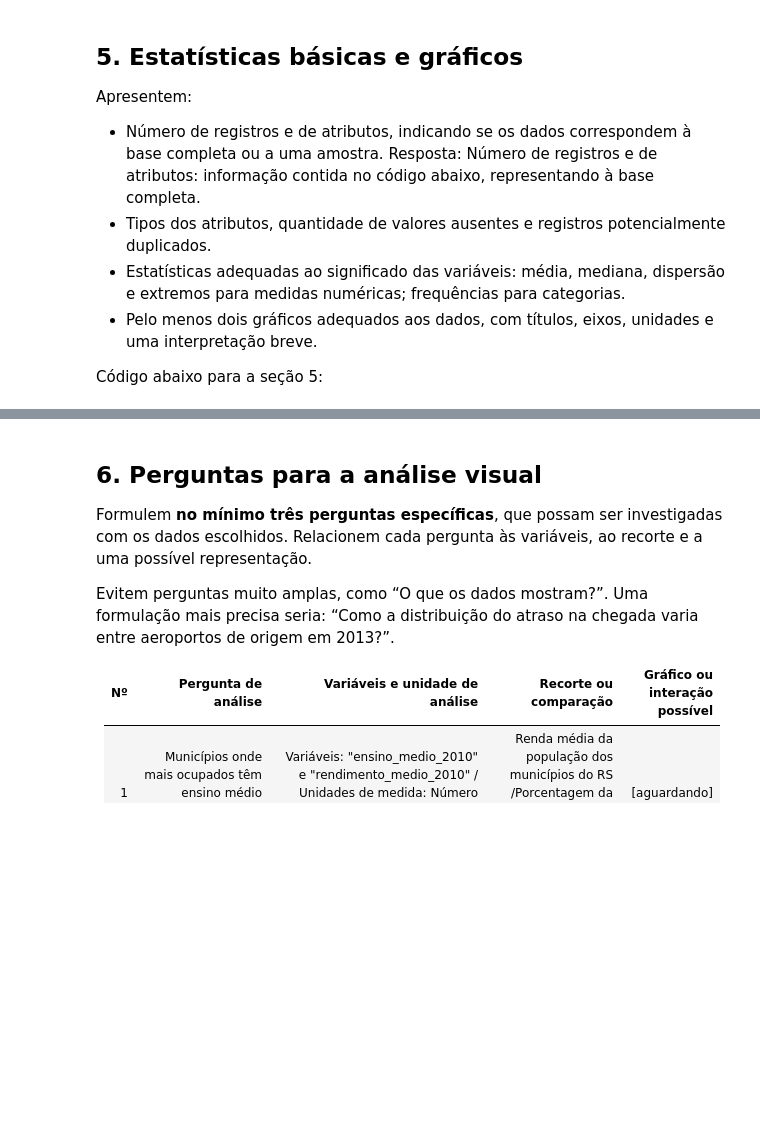
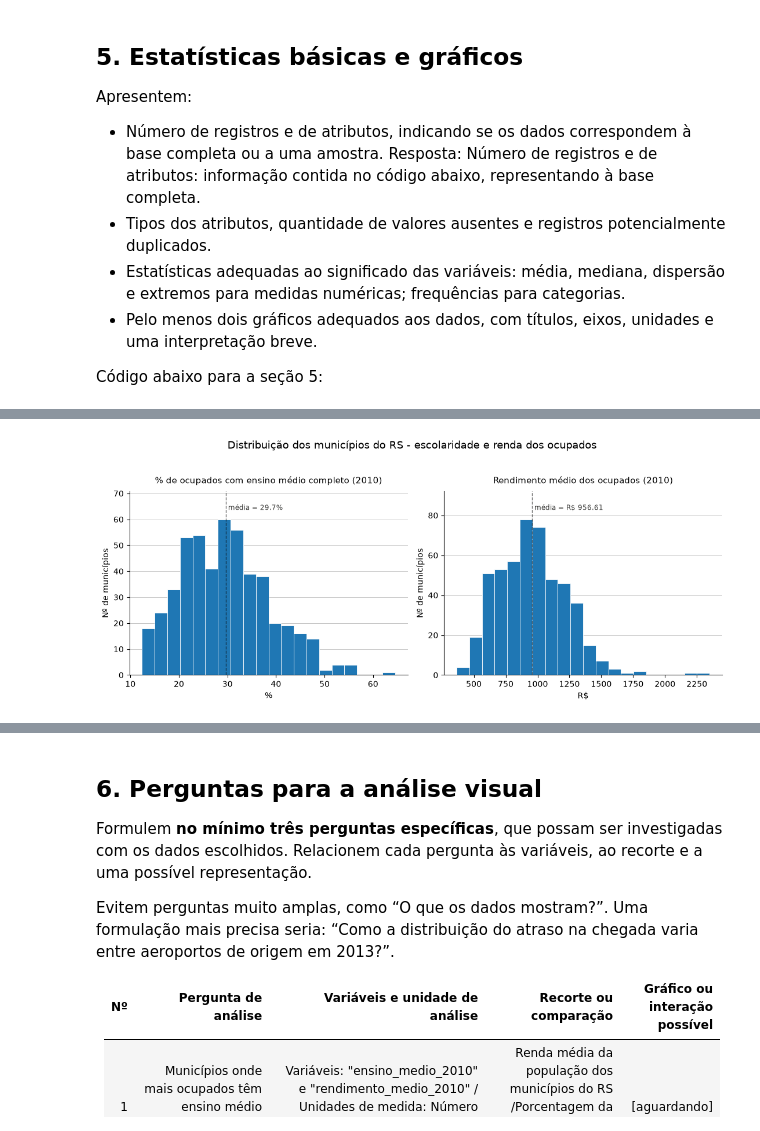
Before and after one commit to valandro/ufrgs-spec-ai, a Jupyter notebook: AI001-analise-visualizacao-dados/educacao/notebook/atividade01_PIB_RS_Municipal_X_Escolaridade_Elizabeth_Lucas_Mike.ipynb, the cells around one changed output, grey strips where cells are left out. Saved outputs shown, nothing was run; the diff lists cells and outputs as text; code cells hidden in the pictures; blank space fills up the shorter version.

```diff
--- a/AI001-analise-visualizacao-dados/educacao/notebook/atividade01_PIB_RS_Municipal_X_Escolaridade_Elizabeth_Lucas_Mike.ipynb
+++ b/AI001-analise-visualizacao-dados/educacao/notebook/atividade01_PIB_RS_Municipal_X_Escolaridade_Elizabeth_Lucas_Mike.ipynb
@@ -94,0 +247,9 @@ Código abaixo para a seção 5:
+# %%
+# Filtrar os registros com nulos nos atributos de interesse
+df_filtrado = df_filtrado.dropna(subset=colunas_com_nulos).reset_index(drop=True)
+
+print("ESTATÍSTICAS DOS ATRIBUTOS DE INTERESSE")
+print("=" * 70)
+print(f"\nMunicípios para análise: {len(df_filtrado)}")
+
+print(df_filtrado.describe().T.to_string())
@@ -94,0 +320,49 @@ Código abaixo para a seção 5:
+# %%
+import matplotlib.pyplot as plt
+
+col_escolaridade = "% dos ocupados com ensino médio completo 2010"
+col_renda = "Rendimento médio dos ocupados 2010"
+
+atributos = [
+    (col_escolaridade, "% de ocupados com ensino médio completo (2010)", "%"),
+    (col_renda, "Rendimento médio dos ocupados (2010)", "R$"),
+]
+
+fig, axes = plt.subplots(1, 2, figsize=(11, 4.5))
+
+for ax, (coluna, titulo, unidade) in zip(axes, atributos):
+    serie = df_filtrado[coluna].dropna()
+
+    contagens, _, _ = ax.hist(serie, bins=20, edgecolor="white", linewidth=0.6, zorder=3)
+
+    media = serie.mean()
+    ax.axvline(media, color="#0b0b0b", linestyle="--", linewidth=1, alpha=0.6, zorder=4)
+
+    # headroom acima da barra mais alta, pra caber o rótulo da média sem sobrepor
+    y_max = contagens.max()
+    ax.set_ylim(0, y_max * 1.18)
+
+    rotulo = f"R$ {media:,.2f}" if unidade == "R$" else f"{media:.1f}%"
+    ax.text(
+        media, y_max * 1.05,
+        f" média = {rotulo}",
+        fontsize=8.5, color="#3a3a38", va="bottom", ha="left",
+    )
+
+    ax.set_title(titulo, fontsize=11, pad=10)
+    ax.set_xlabel(unidade if unidade == "%" else "R$")
+    ax.set_ylabel("Nº de municípios")
+
+    ax.spines[["top", "right"]].set_visible(False)
+    ax.set_axisbelow(True)
+    ax.grid(axis="y", linestyle="-", linewidth=0.5, zorder=0)
+
+fig.suptitle(
+    "Distribuição dos municípios do RS - escolaridade e renda dos ocupados",
+    fontsize=13, y=1.03,
+)
+
+plt.tight_layout()
+plt.show()
+# %% [output]
+[figure, added]
```
Also changed, not shown: parts of 9 cells of this notebook, 1 other file.
